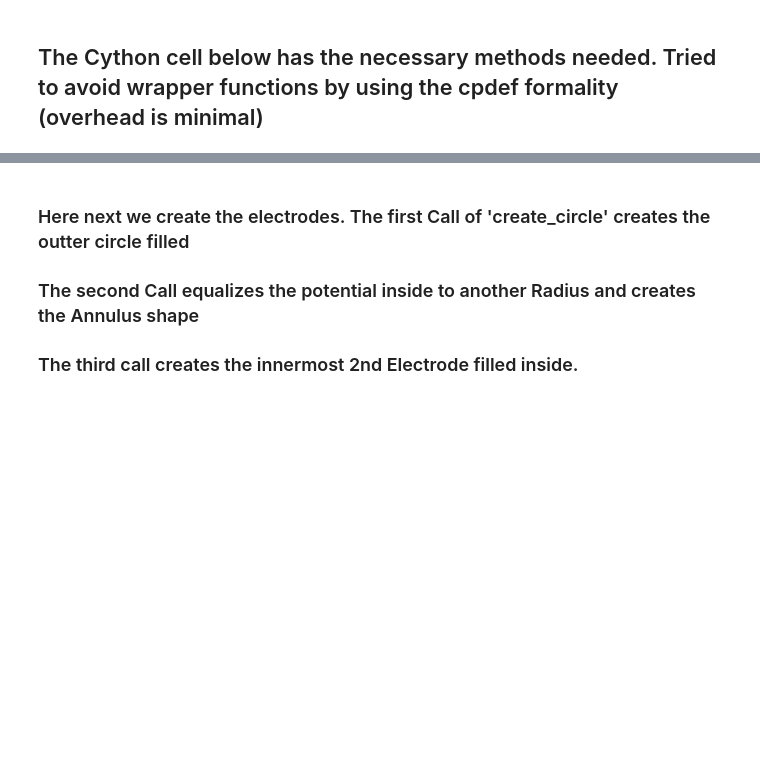
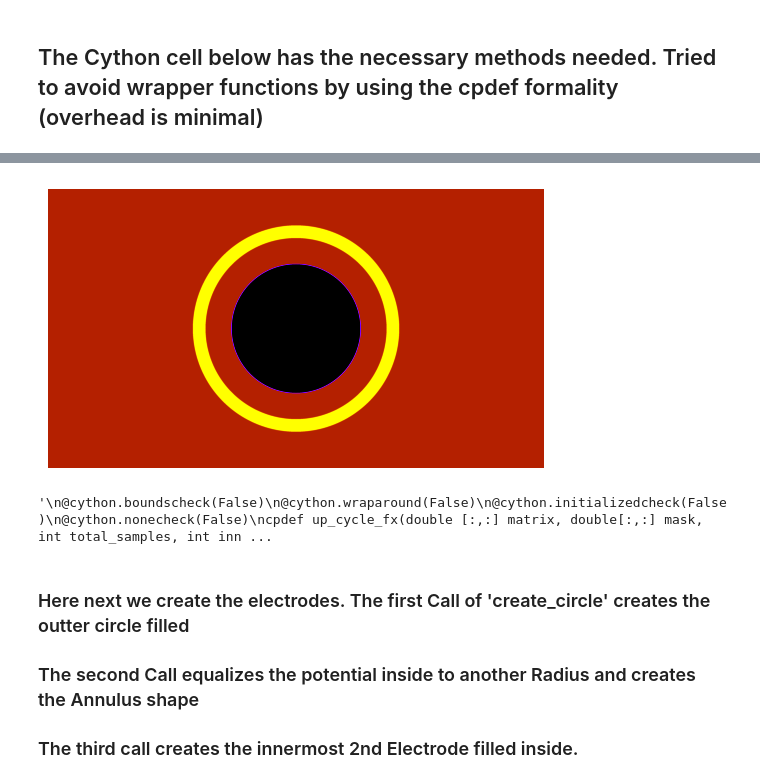
Before and after one commit to dcthecook/electrodynamics, a Jupyter notebook: CYTHON_Jacobi_Multiprocessed.ipynb, the cells around one changed output, grey strips where cells are left out. Saved outputs shown, nothing was run; the diff lists cells and outputs as text; code cells hidden in the pictures; blank space fills up the shorter version.

```diff
--- a/CYTHON_Jacobi_Multiprocessed.ipynb
+++ b/CYTHON_Jacobi_Multiprocessed.ipynb
@@ -254 +207,5 @@ plt.show()
+# %%
+total_samples = 8
+inner_iterations = 50
+index_truncation_factor = 0.5
 # %%
@@ -270,6 +240,2 @@ plt.imshow(testing)
 # %%
 potential.shape, mask.shape
-# %%
-total_samples = 8
-inner_iterations = 20
-index_truncation_factor = 0.5
@@ -328,6 +302,48 @@ def interpolate_potential_3(potential, target_height, target_width):
             j2 = min(jj+2, potential.shape[1])
             smoothed_potential[i, j] = np.mean(potential[i1:i2, j1:j2])
     return smoothed_potential
+# %%
+#create the cut wire example
+res = (2160, 3840) #The domain resolution.
+potential = np.zeros(res)
+mask = np.zeros(res, dtype=float)
+center_y, center_x = potential.shape[0]//2, potential.shape[1]//2
+radius = 800
+hollow_radius = 700
+small_radius = 500
+pot_val = 30.
+
+create_circle(potential, mask, center_x, center_y, radius, 30., 30., '<=')
+create_circle(potential, mask, center_x, center_y, hollow_radius, 0., 0, '<=')
+create_circle(potential, mask, center_x, center_y, small_radius, -30., -30., '<=')
+plt.axis('off')
+image = plt.imshow(potential)
+image.set_cmap('gnuplot')
+
+plt.show()
+"""
+@cython.boundscheck(False)
+@cython.wraparound(False)
+@cython.initializedcheck(False)
+@cython.nonecheck(False)
+cpdef up_cycle_fx(double [:,:] matrix, double[:,:] mask, int total_samples, int inner_iterations, double index_truncation_factor, int max_iterations, double conv_criterion):
+    iteration = 0
+    error = 0
+    norm = 0
+    norm_prev = 0
+    cdef int tmp_error
+    for i in range(max_iterations):
+        norm = np.linalg.norm(matrix)
+        up_cycle(matrix, mask, total_samples, inner_iterations, index_truncation_factor)
+        error = abs(norm-norm_prev)
+        norm_prev = norm
+        iteration = iteration + 1
+    return matrix, error, iteration
+~~~need to make up_cycle work first~~~
+"""
+# %% [output]
+[figure, added]
+'\n@cython.boundscheck(False)\n@cython.wraparound(False)\n@cython.initializedcheck(False)\n@cython.nonecheck(False)\ncpdef up_cycle_fx(double [:,:] matrix, double[:,:] mask, int total_samples, int inn ...
 # %% [markdown]
 ### Here next we create the electrodes. The first Call of 'create_circle' creates the outter circle filled
 ### The second Call equalizes the potential inside to another Radius and creates the Annulus shape
```
Also changed, not shown: parts of 20 cells of this notebook.
